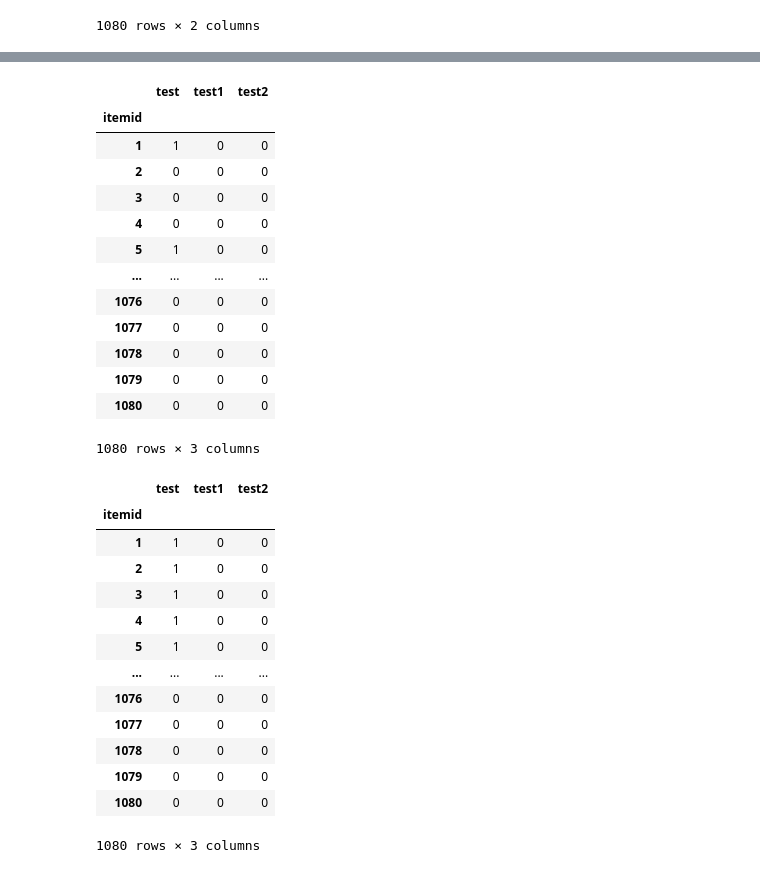
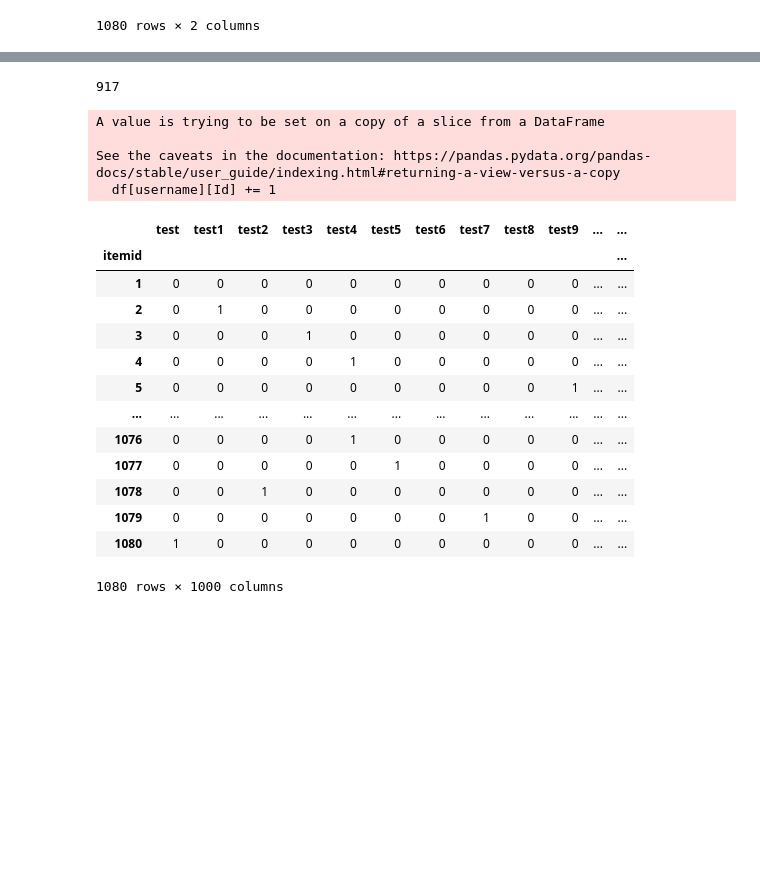
Before and after one commit to Encore16Backend/ByeBuyingAI, a Jupyter notebook: TableToDataFrame.ipynb, the cells around one changed output, grey strips where cells are left out. Drawn from its saved outputs; the diff is of its cells as text; code cells hidden in the pictures; blank space fills up the shorter version.

Commit message:
recSys -> User-Based Collaborative-Filtering

```diff
--- a/TableToDataFrame.ipynb
+++ b/TableToDataFrame.ipynb
@@ -151,36 +116,42 @@ test
-# %%
-test['test'][5] = 1
-test
-# %% [output]
-|  | test | test1 | test2 |
-| itemid |  |  |  |
-| 1 | 1 | 0 | 0 |
-| 2 | 0 | 0 | 0 |
-| 3 | 0 | 0 | 0 |
-| 4 | 0 | 0 | 0 |
-| 5 | 1 | 0 | 0 |
-| ... | ... | ... | ... |
-| 1076 | 0 | 0 | 0 |
-| 1077 | 0 | 0 | 0 |
-| 1078 | 0 | 0 | 0 |
-| 1079 | 0 | 0 | 0 |
-| 1080 | 0 | 0 | 0 |
-1080 rows × 3 columns
-# %%
-test['test'][[1, 3, 5, 7, 11]] = 1
-test
-# %% [output]
-|  | test | test1 | test2 |
-| itemid |  |  |  |
-| 1 | 1 | 0 | 0 |
-| 2 | 1 | 0 | 0 |
-| 3 | 1 | 0 | 0 |
-| 4 | 1 | 0 | 0 |
-| 5 | 1 | 0 | 0 |
-| ... | ... | ... | ... |
-| 1076 | 0 | 0 | 0 |
-| 1077 | 0 | 0 | 0 |
-| 1078 | 0 | 0 | 0 |
-| 1079 | 0 | 0 | 0 |
-| 1080 | 0 | 0 | 0 |
-1080 rows × 3 columns
+# %%
+import random
+random.randint(1, 1081)
+# %% [output]
+917
+# %%
+# 총 100명의 유저가 각각 최대 100개의 상품을 구매
+import random
+dataset = {'itemid': np.arange(1, 1081), 'test': np.array([0 for _ in range(1080)])}
+random.randint(1, 1081)
+df = pd.DataFrame(dataset)
+df = df.set_index('itemid')
+itemid = list([random.randint(1, 1080) for _ in range(30)])
+for Id in itemid:
+        df['test'][Id] += 1
+
+for i in range(1, 1000):
+    username = 'test'+str(i)
+    df[username] = np.zeros(1080, dtype=np.uint8)
+    itemid = list([random.randint(1, 1080) for _ in range(100)])
+    for Id in itemid:
+        df[username][Id] += 1
+df
+# %% [output]
+A value is trying to be set on a copy of a slice from a DataFrame
+
+See the caveats in the documentation: https://pandas.pydata.org/pandas-docs/stable/user_guide/indexing.html#returning-a-view-versus-a-copy
+  df[username][Id] += 1
+|  | test | test1 | test2 | test3 | test4 | test5 | test6 | test7 | test8 | test9 | ... | ... |
+| itemid |  |  |  |  |  |  |  |  |  |  |  | ... |
+| 1 | 0 | 0 | 0 | 0 | 0 | 0 | 0 | 0 | 0 | 0 | ... | ... |
+| 2 | 0 | 1 | 0 | 0 | 0 | 0 | 0 | 0 | 0 | 0 | ... | ... |
+| 3 | 0 | 0 | 0 | 1 | 0 | 0 | 0 | 0 | 0 | 0 | ... | ... |
+| 4 | 0 | 0 | 0 | 0 | 1 | 0 | 0 | 0 | 0 | 0 | ... | ... |
+| 5 | 0 | 0 | 0 | 0 | 0 | 0 | 0 | 0 | 0 | 1 | ... | ... |
+| ... | ... | ... | ... | ... | ... | ... | ... | ... | ... | ... | ... | ... |
+| 1076 | 0 | 0 | 0 | 0 | 1 | 0 | 0 | 0 | 0 | 0 | ... | ... |
+| 1077 | 0 | 0 | 0 | 0 | 0 | 1 | 0 | 0 | 0 | 0 | ... | ... |
+| 1078 | 0 | 0 | 1 | 0 | 0 | 0 | 0 | 0 | 0 | 0 | ... | ... |
+| 1079 | 0 | 0 | 0 | 0 | 0 | 0 | 0 | 1 | 0 | 0 | ... | ... |
+| 1080 | 1 | 0 | 0 | 0 | 0 | 0 | 0 | 0 | 0 | 0 | ... | ... |
+1080 rows × 1000 columns
```
Also changed, not shown: parts of 22 cells of this notebook, 4 other files.
